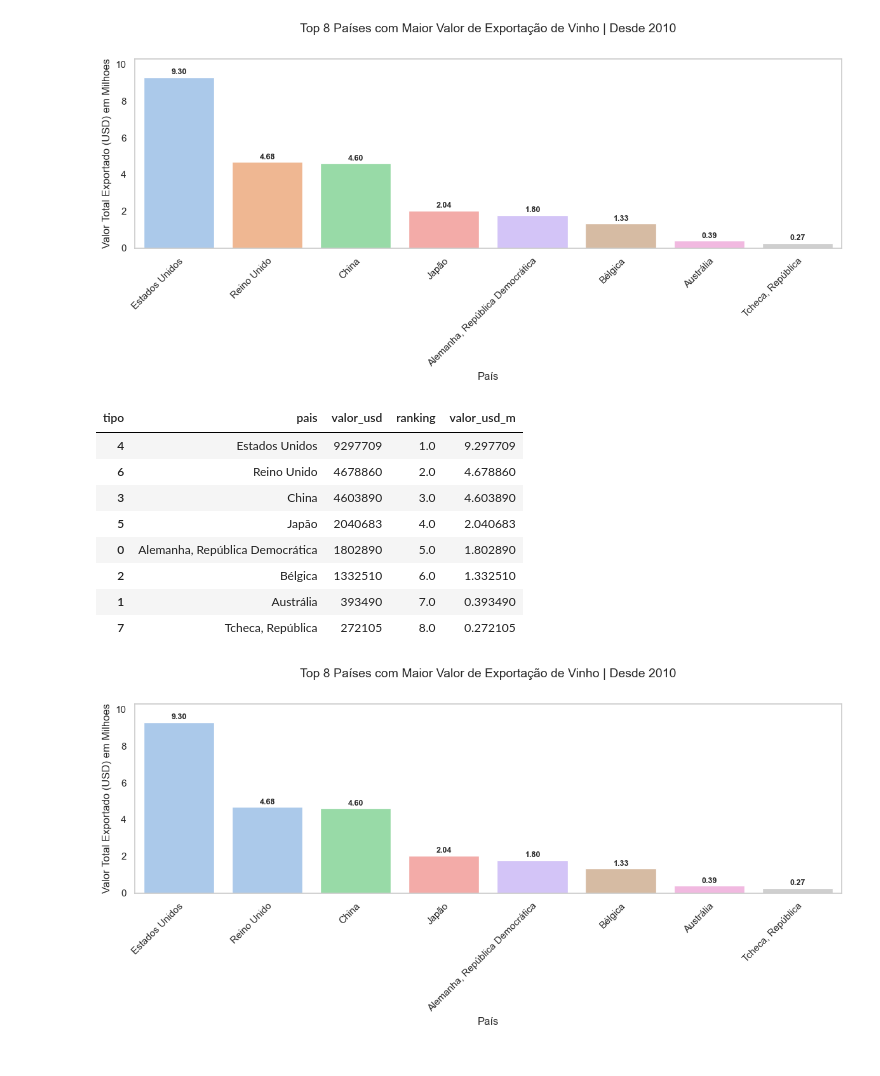
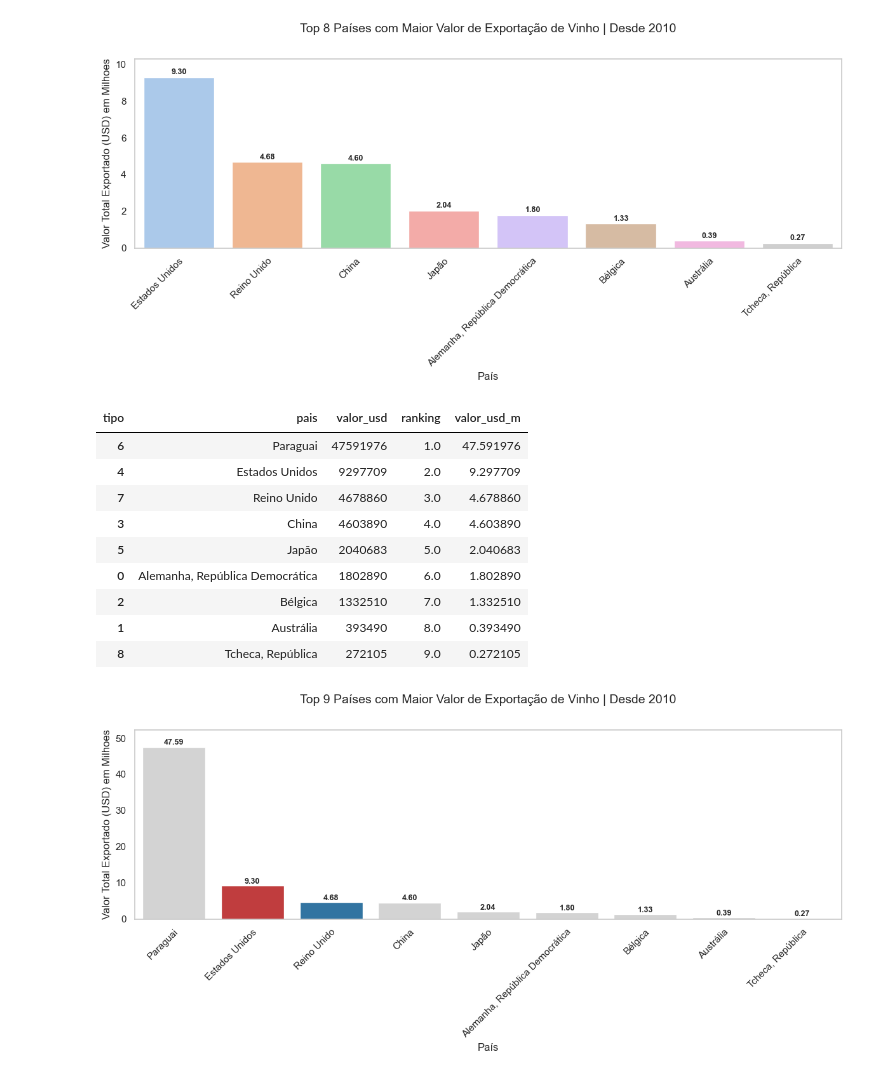
Before and after one commit to RicardViana/fiap-Data-Analysis-and-Exploration, a Jupyter notebook: tech_challenge_fase1.ipynb, the cells around one changed output. Cells and saved outputs as stored; diff of their text form; code cells hidden in the pictures.

```diff
--- a/tech_challenge_fase1.ipynb
+++ b/tech_challenge_fase1.ipynb
@@ -603,9 +603,6 @@ for pais, grupo in df_vinhos_ultimo_pais.groupby('pais'):
     sequencias = encontrar_sequencias_consecutivas(grupo['ano'].tolist(),min_conseq)
     if sequencias:
         paises_validos.append(pais)
-
-# Paraguai é o principal pais e removemos eles para não distorce muito a analise
-paises_validos.remove('Paraguai')
 
 # Filtrar DataFrame com os países que têm sequência válida
 df_vinhos_ultimo_pais = df_vinhos_ultimo_pais[df_vinhos_ultimo_pais['pais'].isin(paises_validos)]
@@ -639,40 +636,41 @@ for pais in df_vinhos_ultimo_pais["pais"]:
         cores[pais] = base_color
 
 # Criar o gráfico
 plt.figure(figsize=(12, 6))
 ax = sns.barplot(
     x="pais",
     y="valor_usd_m",
     hue = 'pais',
     data=df_vinhos_ultimo_pais,
     palette=cores
 )
 
 max_y = df_vinhos_ultimo_pais['valor_usd_m'].max()
-ax.set_ylim(0, max_y + 1)  # sobe 1 unidade além do maior valor
+ax.set_ylim(0, max_y * 1.1)  # sobe 1 unidade além do maior valor
 
 # Adicionar rótulos em cima das barras
 for i, v in enumerate(df_vinhos_ultimo_pais["valor_usd_m"]):
     ax.text(i, v + 0.05, f"{v:.2f}",  # valor formatado com 2 decimais
             ha='center', va='bottom', fontsize=9, fontweight='bold')
 
 # Título e rótulos
 plt.title(f"Top {len(df_vinhos_ultimo_pais)} Países com Maior Valor de Exportação de Vinho | Desde {limite}", fontsize=14,pad=30)
 plt.ylabel("Valor Total Exportado (USD) em Milhoes")
 plt.xlabel("País")
 plt.xticks(rotation=45, ha='right', va="top",rotation_mode='anchor')
 plt.grid(False)
 
 plt.tight_layout()
 plt.show()
 # %% [output]
 | tipo | pais | valor_usd | ranking | valor_usd_m |
-| 4 | Estados Unidos | 9297709 | 1.0 | 9.297709 |
-| 6 | Reino Unido | 4678860 | 2.0 | 4.678860 |
-| 3 | China | 4603890 | 3.0 | 4.603890 |
-| 5 | Japão | 2040683 | 4.0 | 2.040683 |
-| 0 | Alemanha, República Democrática | 1802890 | 5.0 | 1.802890 |
-| 2 | Bélgica | 1332510 | 6.0 | 1.332510 |
-| 1 | Austrália | 393490 | 7.0 | 0.393490 |
-| 7 | Tcheca, República | 272105 | 8.0 | 0.272105 |
+| 6 | Paraguai | 47591976 | 1.0 | 47.591976 |
+| 4 | Estados Unidos | 9297709 | 2.0 | 9.297709 |
+| 7 | Reino Unido | 4678860 | 3.0 | 4.678860 |
+| 3 | China | 4603890 | 4.0 | 4.603890 |
+| 5 | Japão | 2040683 | 5.0 | 2.040683 |
+| 0 | Alemanha, República Democrática | 1802890 | 6.0 | 1.802890 |
+| 2 | Bélgica | 1332510 | 7.0 | 1.332510 |
+| 1 | Austrália | 393490 | 8.0 | 0.393490 |
+| 8 | Tcheca, República | 272105 | 9.0 | 0.272105 |
-[figure, old version]
+[figure, new version]
```
